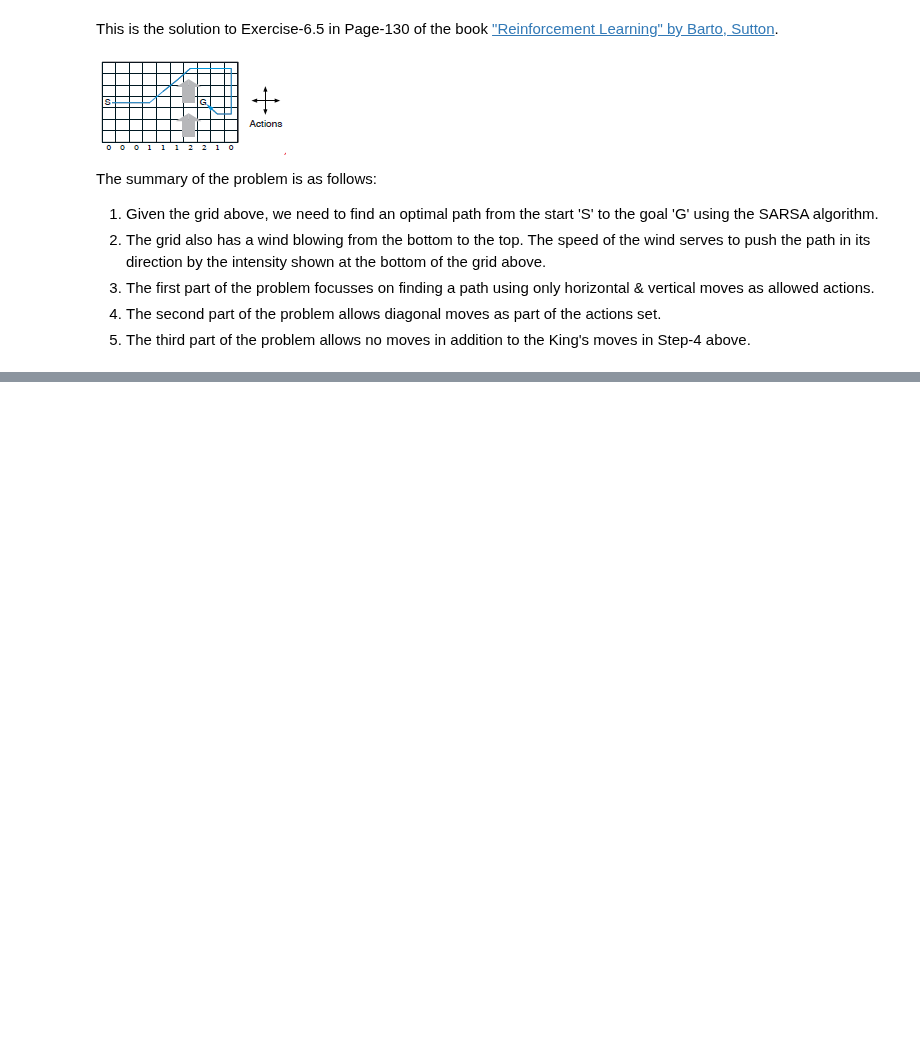
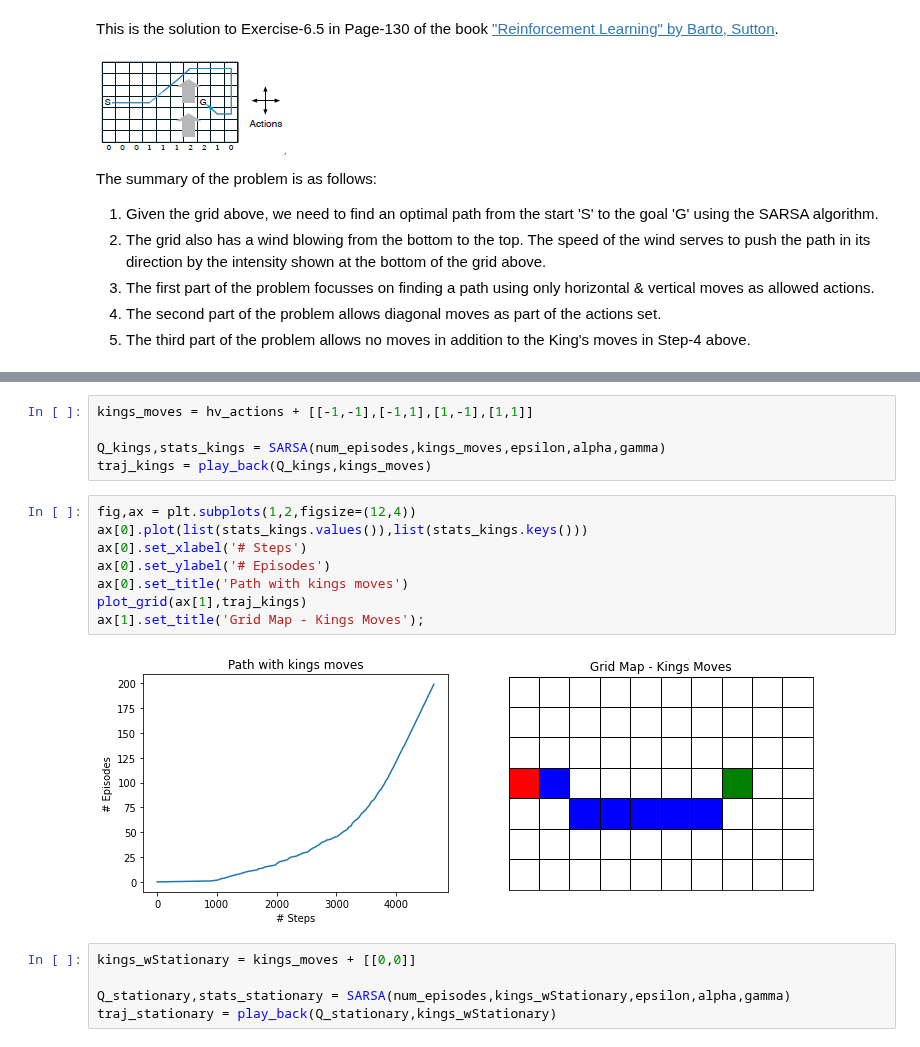
Before and after one commit to chandrusuresh/ReinforcementLearning, a Jupyter notebook: Ch6-TD_Learning/WindyGridworld.ipynb, the cells around one changed output, grey strips where cells are left out. Saved outputs shown, nothing was run; the diff lists cells and outputs as text; blank space fills up the shorter version.

```diff
--- a/Ch6-TD_Learning/WindyGridworld.ipynb
+++ b/Ch6-TD_Learning/WindyGridworld.ipynb
@@ -129,0 +132,20 @@ ax[1].set_title('Grid Map');
+# %%
+kings_moves = hv_actions + [[-1,-1],[-1,1],[1,-1],[1,1]]
+
+Q_kings,stats_kings = SARSA(num_episodes,kings_moves,epsilon,alpha,gamma)
+traj_kings = play_back(Q_kings,kings_moves)
+# %%
+fig,ax = plt.subplots(1,2,figsize=(12,4))
+ax[0].plot(list(stats_kings.values()),list(stats_kings.keys()))
+ax[0].set_xlabel('# Steps')
+ax[0].set_ylabel('# Episodes')
+ax[0].set_title('Path with kings moves')
+plot_grid(ax[1],traj_kings)
+ax[1].set_title('Grid Map - Kings Moves');
+# %% [output]
+[figure, added]
+# %%
+kings_wStationary = kings_moves + [[0,0]]
+
+Q_stationary,stats_stationary = SARSA(num_episodes,kings_wStationary,epsilon,alpha,gamma)
+traj_stationary = play_back(Q_stationary,kings_wStationary)
```
Also changed, not shown: parts of 5 cells of this notebook.
